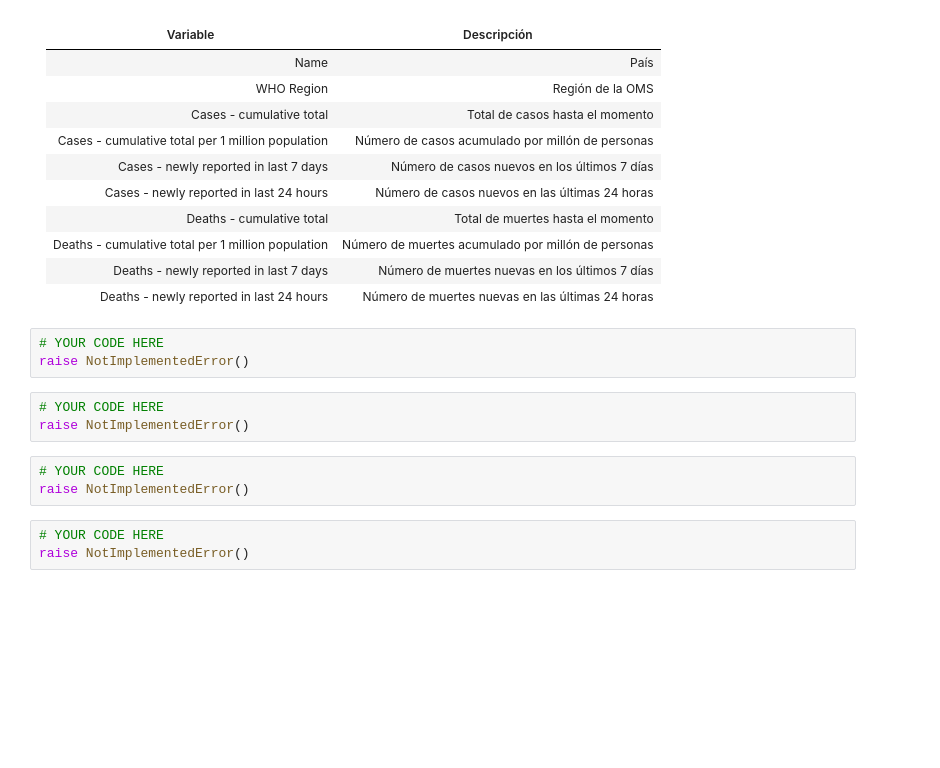
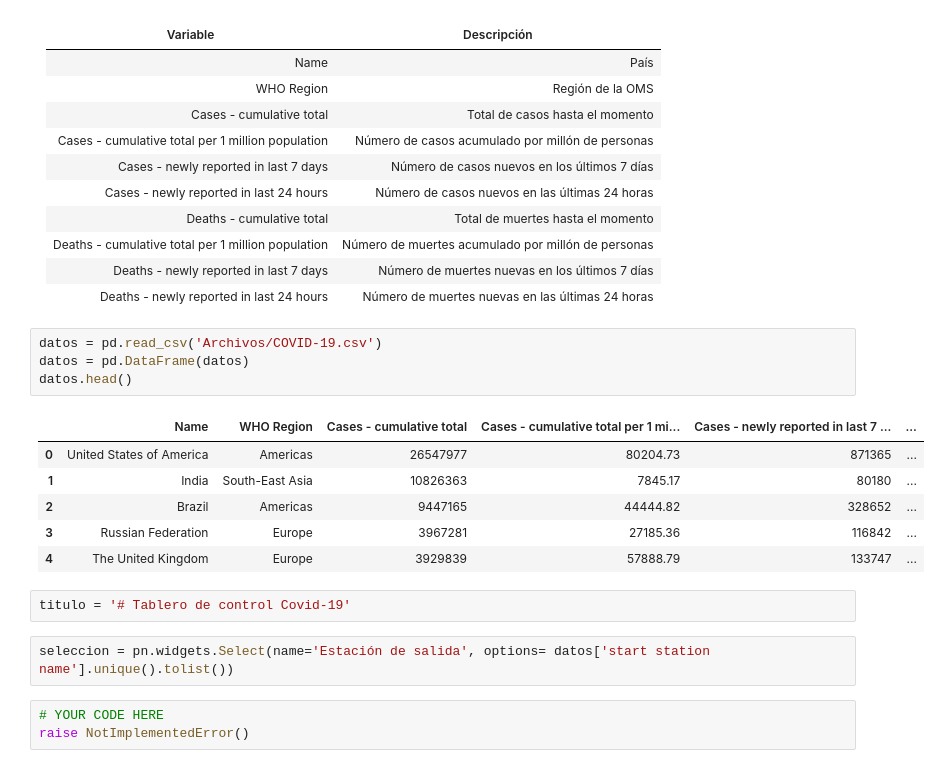
Before and after one commit to camtorr95/MIIA_estudiante_40, a Jupyter notebook: Talleres/Taller_9_40.ipynb, the cells around one changed output. Drawn from its saved outputs; the diff is of its cells as text; blank space fills up the shorter version.

```diff
--- a/Talleres/Taller_9_40.ipynb
+++ b/Talleres/Taller_9_40.ipynb
@@ -43,15 +46,21 @@ Nota: a excpeción de las regiones, muestre los 10 mayores valores en cada gráf
 | Deaths - cumulative total per 1 million population | Número de muertes acumulado por millón de personas |
 | Deaths - newly reported in last 7 days | Número de muertes nuevas en los últimos 7 días |
 | Deaths - newly reported in last 24 hours | Número de muertes nuevas en las últimas 24 horas |
-# %%
-# YOUR CODE HERE
-raise NotImplementedError()
-# %%
-# YOUR CODE HERE
-raise NotImplementedError()
-# %%
-# YOUR CODE HERE
-raise NotImplementedError()
+# %%
+datos = pd.read_csv('Archivos/COVID-19.csv')
+datos = pd.DataFrame(datos)
+datos.head()
+# %% [output]
+|  | Name | WHO Region | Cases - cumulative total | Cases - cumulative total per 1 mi... | Cases - newly reported in last 7 ... | ... |
+| 0 | United States of America | Americas | 26547977 | 80204.73 | 871365 | ... |
+| 1 | India | South-East Asia | 10826363 | 7845.17 | 80180 | ... |
+| 2 | Brazil | Americas | 9447165 | 44444.82 | 328652 | ... |
+| 3 | Russian Federation | Europe | 3967281 | 27185.36 | 116842 | ... |
+| 4 | The United Kingdom | Europe | 3929839 | 57888.79 | 133747 | ... |
+# %%
+titulo = '# Tablero de control Covid-19'
+# %%
+seleccion = pn.widgets.Select(name='Estación de salida', options= datos['start station name'].unique().tolist())
 # %%
 # YOUR CODE HERE
 raise NotImplementedError()
```
Also changed, not shown: parts of 1 cell of this notebook, 2 other files.
